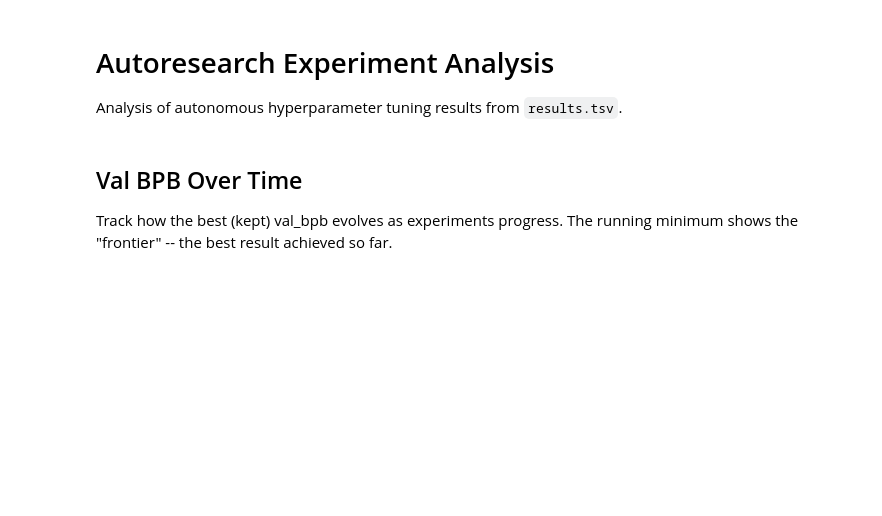
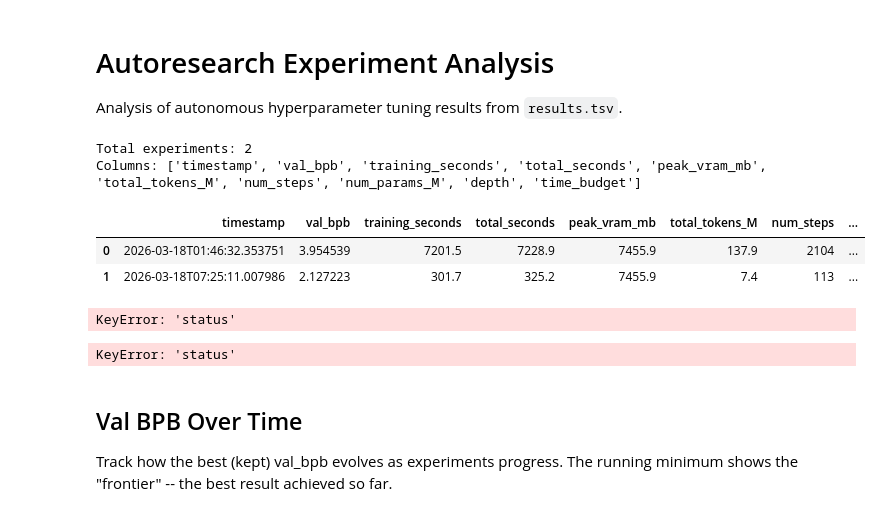
Before and after one commit to themaker00001/Auto_research, a Jupyter notebook: analysis.ipynb, the cells around one changed output. Drawn from its saved outputs; the diff is of its cells as text; code cells hidden in the pictures; blank space fills up the shorter version.

```diff
--- a/analysis.ipynb
+++ b/analysis.ipynb
@@ -5,17 +5,21 @@ Analysis of autonomous hyperparameter tuning results from `results.tsv`.
 # %%
 import pandas as pd
 import matplotlib.pyplot as plt
 import numpy as np
 
 # Load the TSV (tab-separated, 5 columns: commit, val_bpb, memory_gb, status, description)
 df = pd.read_csv("results.tsv", sep="\t")
 df["val_bpb"] = pd.to_numeric(df["val_bpb"], errors="coerce")
-df["memory_gb"] = pd.to_numeric(df["memory_gb"], errors="coerce")
-df["status"] = df["status"].str.strip().str.upper()
 
 print(f"Total experiments: {len(df)}")
 print(f"Columns: {list(df.columns)}")
 df.head(10)
+# %% [output]
+Total experiments: 2
+Columns: ['timestamp', 'val_bpb', 'training_seconds', 'total_seconds', 'peak_vram_mb', 'total_tokens_M', 'num_steps', 'num_params_M', 'depth', 'time_budget']
+|  | timestamp | val_bpb | training_seconds | total_seconds | peak_vram_mb | total_tokens_M | num_steps | ... |
+| 0 | 2026-03-18T01:46:32.353751 | 3.954539 | 7201.5 | 7228.9 | 7455.9 | 137.9 | 2104 | ... |
+| 1 | 2026-03-18T07:25:11.007986 | 2.127223 | 301.7 | 325.2 | 7455.9 | 7.4 | 113 | ... |
 # %%
 counts = df["status"].value_counts()
 print("Experiment outcomes:")
@@ -27,6 +31,8 @@ n_crash = counts.get("CRASH", 0)
 n_decided = n_keep + n_discard
 if n_decided > 0:
     print(f"\nKeep rate: {n_keep}/{n_decided} = {n_keep / n_decided:.1%}")
+# %% [output]
+KeyError: 'status'
 # %%
 # Show all KEPT experiments (the improvements that stuck)
 kept = df[df["status"] == "KEEP"].copy()
@@ -35,6 +41,8 @@ for i, row in kept.iterrows():
     bpb = row["val_bpb"]
     desc = row["description"]
     print(f"  #{i:3d}  bpb={bpb:.6f}  mem={row['memory_gb']:.1f}GB  {desc}")
+# %% [output]
+KeyError: 'status'
 # %% [markdown]
 ## Val BPB Over Time
 
```
Also changed, not shown: parts of 2 cells of this notebook, 2 other files.
